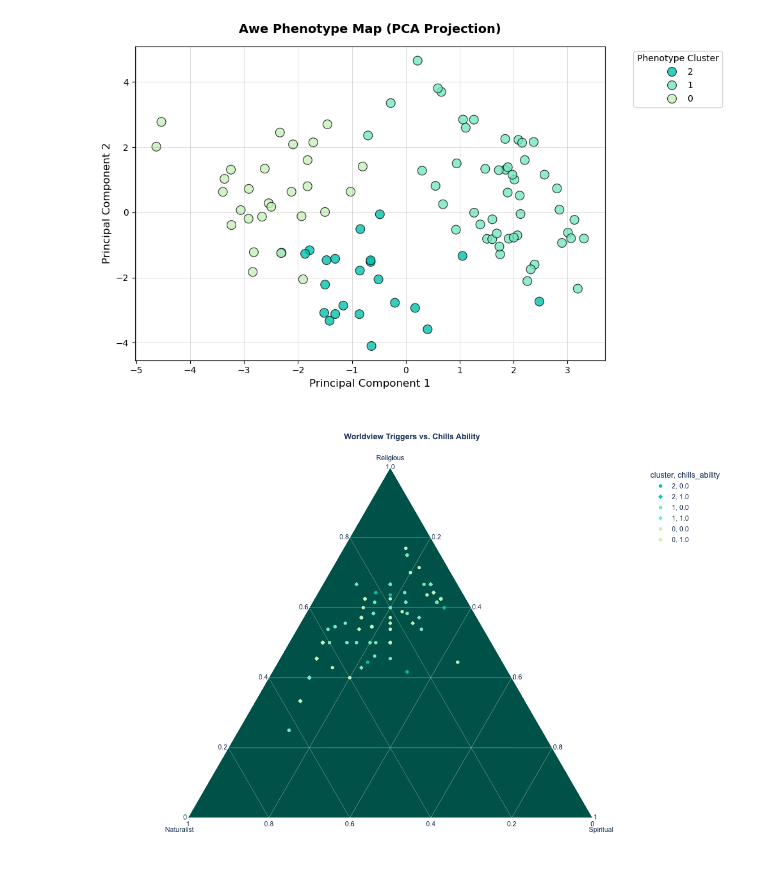
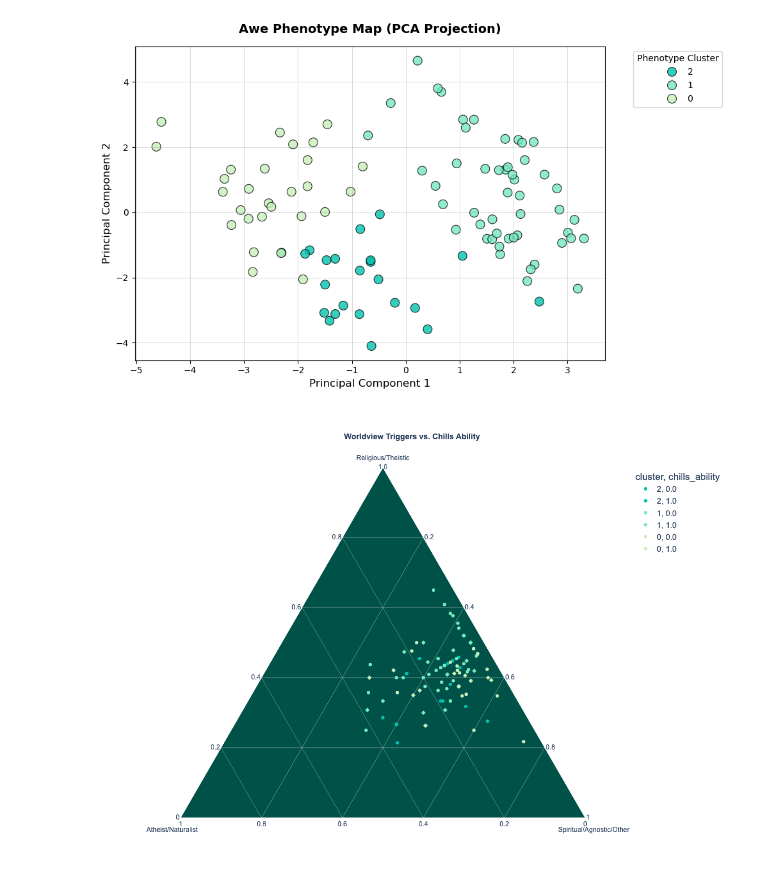
Before and after one commit to slg8023/Data_Dawgs, a Jupyter notebook: Optional_Cluster_Analysis.ipynb, the cells around one changed output. Cells and saved outputs as stored; diff of their text form; code cells hidden in the pictures.

```diff
--- a/Optional_Cluster_Analysis.ipynb
+++ b/Optional_Cluster_Analysis.ipynb
@@ -165,10 +165,26 @@ encodedCopyDf = pd.get_dummies(copy_df, columns=phenotype_features, drop_first=T
 cleaned_data['cluster'] = cleaned_data['cluster'].astype(str)
 cleaned_data['Participant_ID'] = cleaned_data.index + 1
 
-# 2. Map your scores for the ternary axes
-cleaned_data['Religious_Score'] = cleaned_data['trigger_spiritual_1'] + cleaned_data['trigger_spiritual_2']
+# 2. Combine worldview categories and map scores for ternary axes\n
+worldview_map = {'Religious/Theistic': 'Religious/Theistic',
+                 'Atheist/Naturalist': 'Atheist/Naturalist',
+                 'Spiritual but not Religious': 'Spiritual/Agnostic/Other',
+                 'Agnostic/Secular': 'Spiritual/Agnostic/Other',
+                 'Other': 'Spiritual/Agnostic/Other'}
+cleaned_data['worldview_grouped'] = cleaned_data['worldview'].map(worldview_map)
+
+# Assign scores based on trigger groups:
+# Religious: Connection to greater (1), purpose (2), belief in God (6)
+
+cleaned_data['Religious_Score'] = cleaned_data['trigger_spiritual_1'] + cleaned_data['trigger_spiritual_2'] + cleaned_data['trigger_spiritual_6']
+
+# Naturalist: Lack of religious/spiritual identity (4)
+
 cleaned_data['Naturalist_Score'] = cleaned_data['trigger_spiritual_4']
-cleaned_data['Spiritual_Score'] = cleaned_data['trigger_spiritual_3']
+
+# Spiritual: Spiritual practices (3), energy/chakras (5), souls/spirits (7), karma (8)
+
+cleaned_data['Spiritual_Score'] = cleaned_data['trigger_spiritual_3'] + cleaned_data['trigger_spiritual_5'] + cleaned_data['trigger_spiritual_7'] + cleaned_data['trigger_spiritual_8']
 # %%
 # 3. Build the plot using cleaned_data
 fig = px.scatter_ternary(
@@ -182,12 +198,12 @@ fig = px.scatter_ternary(
     # Plotly titles use HTML tags for bolding
     title="<b>Worldview Triggers vs. Chills Ability</b>",
     labels={
-        "Religious_Score": "Theistic Triggers",
-        "Naturalist_Score": "Naturalist Triggers",
-        "Spiritual_Score": "Spiritual Triggers"
+        "Religious_Score": "Religious/Theistic",
+        "Naturalist_Score": "Atheist/Naturalist",
+        "Spiritual_Score": "Spiritual/Agnostic/Other"
     },
     color_discrete_sequence=pheno_colors, # Applying your hex colors
-    hover_data=['Participant_ID', 'worldview']
+    hover_data=['Participant_ID', 'worldview', 'worldview_grouped']
 )
 
 # Update layout for larger display and specific styling
@@ -196,38 +212,38 @@ fig.update_layout({
     'height': 800,
     'title': {
         'font': {'size': 14}, # Requested title size
         'x': 0.5,             # Center the title
         'xanchor': 'center'
     },
     'ternary': {
         'sum': None,
         'aaxis': {
-            'title': 'Religious',
+            'title': 'Religious/Theistic',
             'titlefont': {'size': 12}, # Requested axis label size
             'gridcolor': '#E3E3E3',       # Grid color
             'gridwidth': 0.4           # Grid weight
         },
         'baxis': {
-            'title': 'Naturalist',
+            'title': 'Atheist/Naturalist',
             'titlefont': {'size': 12},
             'gridcolor': '#E3E3E3',
             'gridwidth': 0.4
         },
         'caxis': {
-            'title': 'Spiritual',
+            'title': 'Spiritual/Agnostic/Other',
             'titlefont': {'size': 12},
             'gridcolor': '#E3E3E3',
             'gridwidth': 0.4
         },
         'bgcolor': '#005248' # Keeps the background clean for the grey grid
     },
-    'legend': {'font': {'size': 12}},
+    'legend': {'font': {'size': 14}},
     'font': {'family': "Arial"} # Clean font for all text
 })
 
 fig.show()
 # %% [output]
-[figure, old version]
+[figure, new version]
 # %%
 # # Loop through each cluster and each chills_ability status
 # for cluster_id in cleaned_data['cluster'].unique():
```
